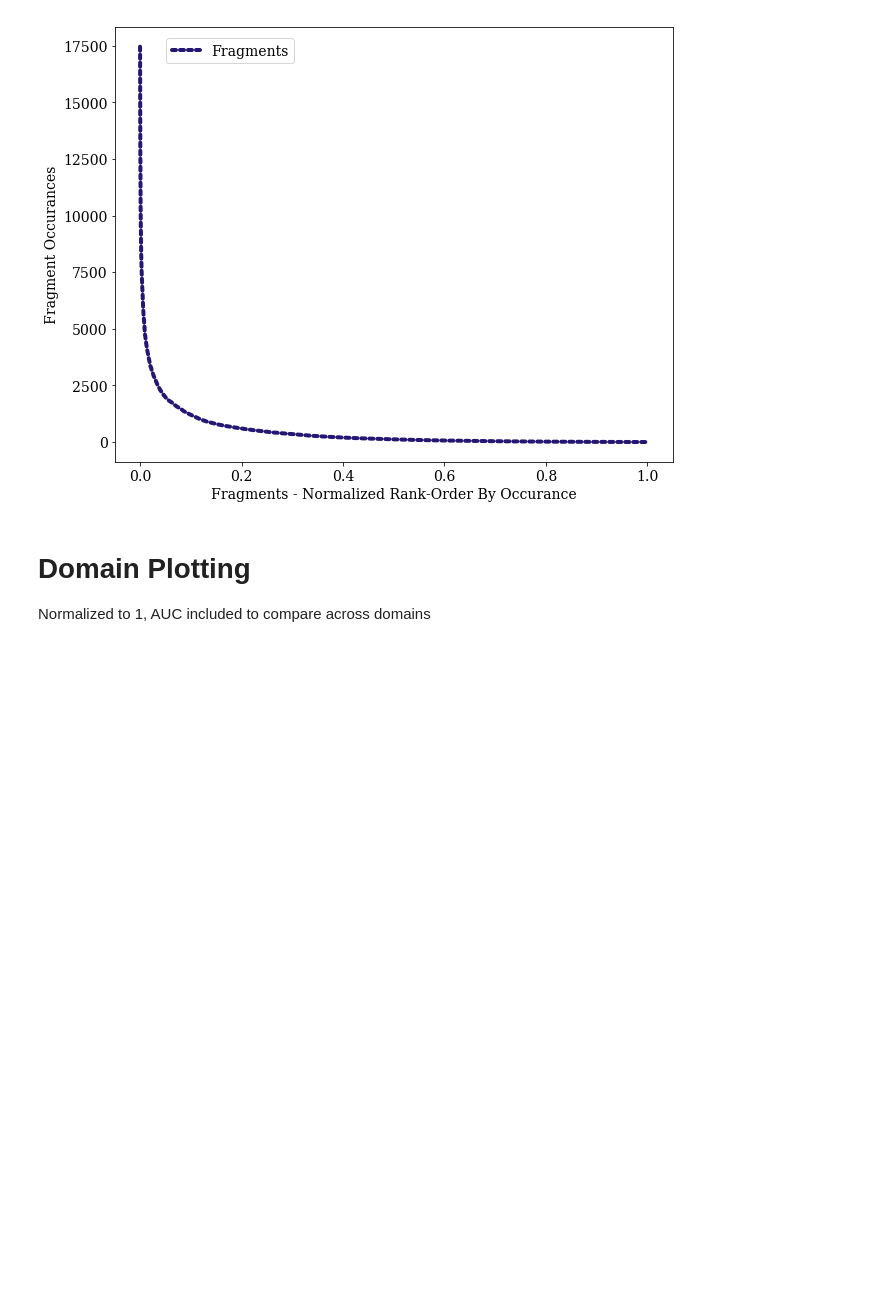
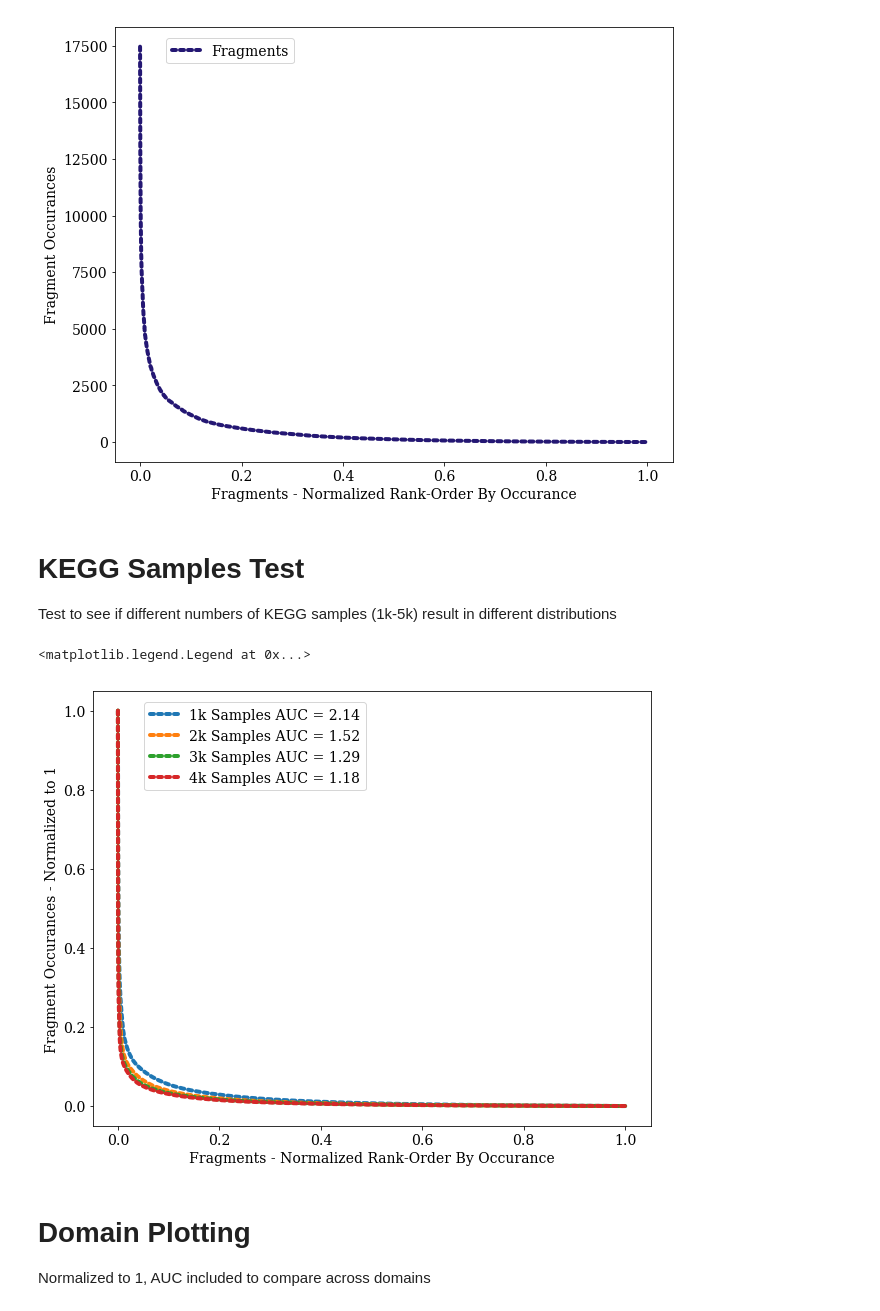
Before and after one commit to jfmalloy1/ChemAsLanguage, a Jupyter notebook: Fragments/fragment_plotting.ipynb, the cells around one changed output. Drawn from its saved outputs; the diff is of its cells as text; code cells hidden in the pictures; blank space fills up the shorter version.

Commit message:
Updating statistics over KEGG samples

```diff
--- a/Fragments/fragment_plotting.ipynb
+++ b/Fragments/fragment_plotting.ipynb
@@ -27,6 +27,45 @@ plt.legend(bbox_to_anchor=(0.08, 0.99))
 # %% [output]
 <matplotlib.legend.Legend at 0x...>
 [figure]
+# %% [markdown]
+# KEGG Samples Test
+
+Test to see if different numbers of KEGG samples (1k-5k) result in different distributions
+# %%
+onek_fp = "Biology/Data/KEGG_Samples/KEGG_fragments_1000cpds_occurances.csv"
+twok_fp = "Biology/Data/KEGG_Samples/KEGG_fragments_2000cpds_occurances.csv"
+threek_fp = "Biology/Data/KEGG_Samples/KEGG_fragments_3000cpds_occurances.csv"
+fourk_fp = "Biology/Data/KEGG_Samples/KEGG_fragments_4000cpds_occurances.csv"
+sample_labels = {"Biology/Data/KEGG_Samples/KEGG_fragments_1000cpds_occurances.csv": "1k Samples",
+                "Biology/Data/KEGG_Samples/KEGG_fragments_2000cpds_occurances.csv": "2k Samples",
+                "Biology/Data/KEGG_Samples/KEGG_fragments_3000cpds_occurances.csv": "3k Samples",
+                "Biology/Data/KEGG_Samples/KEGG_fragments_4000cpds_occurances.csv": "4k Samples"}
+# %%
+plt.rcParams.update({"font.size":14})
+plt.rcParams.update({"font.family":"serif"})
+
+plt.figure(figsize=(10,8))
+for fp in [onek_fp, twok_fp, threek_fp, fourk_fp]:
+    df = pd.read_csv(fp)
+    occurances = df["Occurances"].tolist()
+
+    #x & y vals, all normalized to 1
+    yvals = sorted(list(map(int, occurances)), reverse=True)
+    yvals = minmax_scale(yvals) #Normalize yvals to 1
+    xvals = np.linspace(0, 1, num=len(yvals))
+
+    #AUC calculations
+    area = np.trapz(yvals, dx=xvals[1])
+
+    #NOTE: AUC MULTIPLIED BY 100
+    plt.plot(xvals, yvals, linewidth=4, linestyle = "-", dashes=(1, 1.),
+             dash_capstyle="round", label=sample_labels[fp] + " AUC = " + str(round(area*100,2)))
+plt.ylabel("Fragment Occurances - Normalized to 1")
+plt.xlabel("Fragments - Normalized Rank-Order By Occurance")
+plt.legend(bbox_to_anchor=(0.08, 0.99))
+# %% [output]
+<matplotlib.legend.Legend at 0x...>
+[figure, added]
 # %% [markdown]
 # Domain Plotting
 
```
Also changed, not shown: 3 other files.
